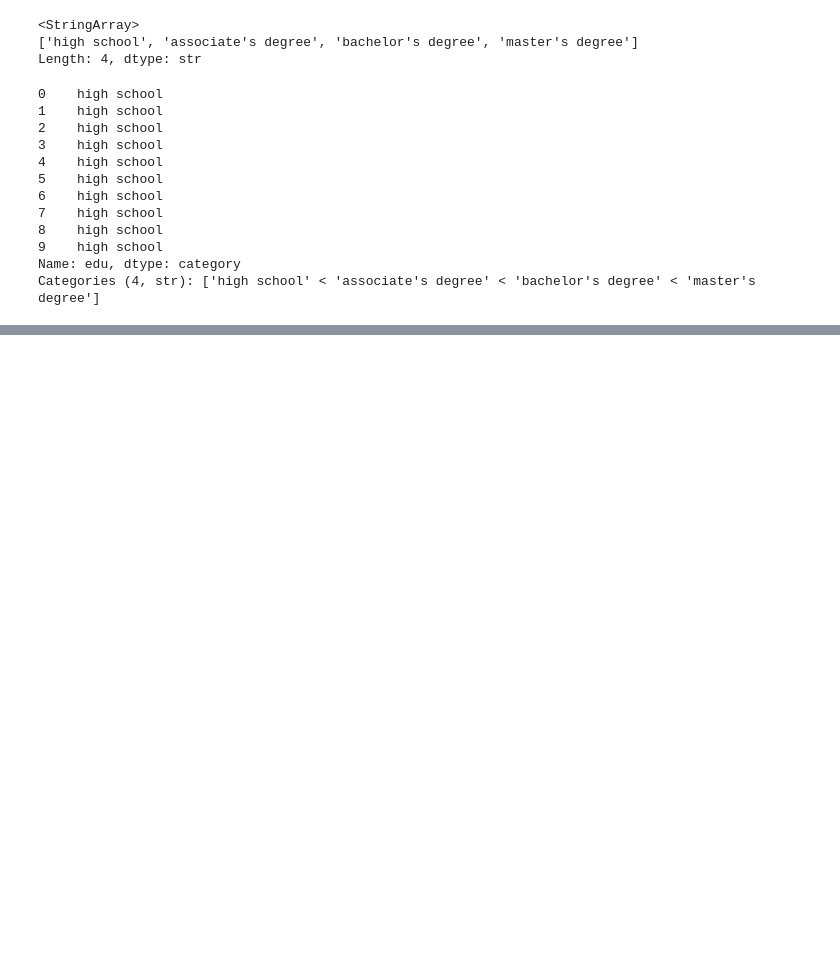
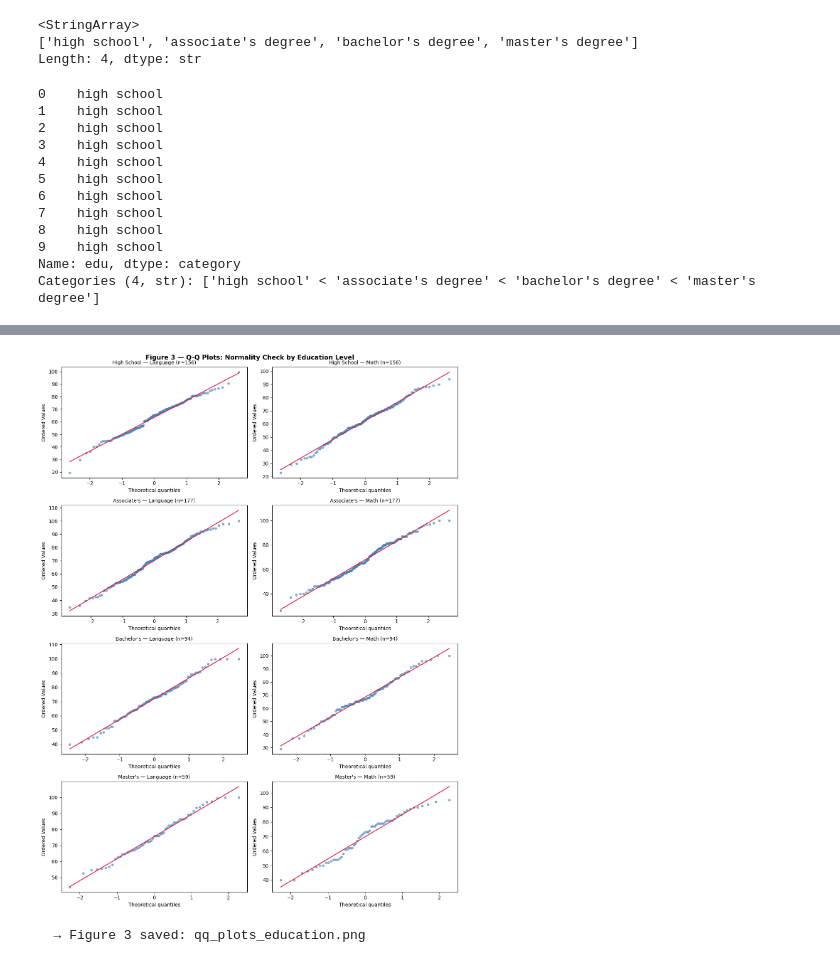
Before and after one commit to adamghrty4/tu-pr, a Jupyter notebook: Desktop/DR_UNI_PR/src/question2.ipynb, the cells around one changed output, grey strips where cells are left out. Saved outputs shown, nothing was run; the diff lists cells and outputs as text; code cells hidden in the pictures; blank space fills up the shorter version.

```diff
--- a/Desktop/DR_UNI_PR/src/question2.ipynb
+++ b/Desktop/DR_UNI_PR/src/question2.ipynb
@@ -51,3 +51,25 @@ print(df['edu'].head(10))
 9    high school
 Name: edu, dtype: category
 Categories (4, str): ['high school' < 'associate's degree' < 'bachelor's degree' < 'master's degree']
+# %%
+print("="* 100)
+print("1. step1: descriptive stats by parent educ level")
+print("="* 100)
+
+for subject in ['language', 'math']:
+    print(f"{subject.upper()}")
+    print(" " + "-"* 50)
+    sub = df[df['subject'] == subject]
+    desc = sub.groupby('edu', observed=True)['score'].agg(
+
+
+        Count='count',
+        Mean = 'mean',
+        Std  = 'std',
+        Median = 'median',
+        Min  = 'min',
+        Max  = 'max'
+        ).round(2)
+    desc.index = edu_labels
+    print(desc.to_string())
+    print("\n")
@@ -53,0 +141,23 @@ Categories (4, str): ['high school' < 'associate's degree' < 'bachelor's degree'
+# %%
+fig, axes = plt.subplots(4, 2, figsize=(12, 16))
+fig.suptitle('Figure 3 — Q-Q Plots: Normality Check by Education Level',
+             fontsize=13, fontweight='bold')
+
+for row, edu_lvl in enumerate(edu_order):
+    for col, subject in enumerate(['language', 'math']):
+        ax = axes[row, col]
+        data = df[(df['subject'] == subject) &
+                  (df['edu'] == edu_lvl)]['score']
+        stats.probplot(data, dist="norm", plot=ax)
+        ax.set_title(f"{edu_short[edu_lvl]} — {subject.title()} (n={len(data)})",
+                     fontsize=10)
+        ax.get_lines()[0].set(color='steelblue', markersize=4, alpha=0.6)
+        ax.get_lines()[1].set(color='crimson', linewidth=1.5)
+
+plt.tight_layout()
+plt.savefig('qq_plots_education.png', dpi=150, bbox_inches='tight')
+plt.show()
+print("  → Figure 3 saved: qq_plots_education.png")
+# %% [output]
+[figure, added]
+  → Figure 3 saved: qq_plots_education.png
```
Also changed, not shown: parts of 6 cells of this notebook, 1 other file.
